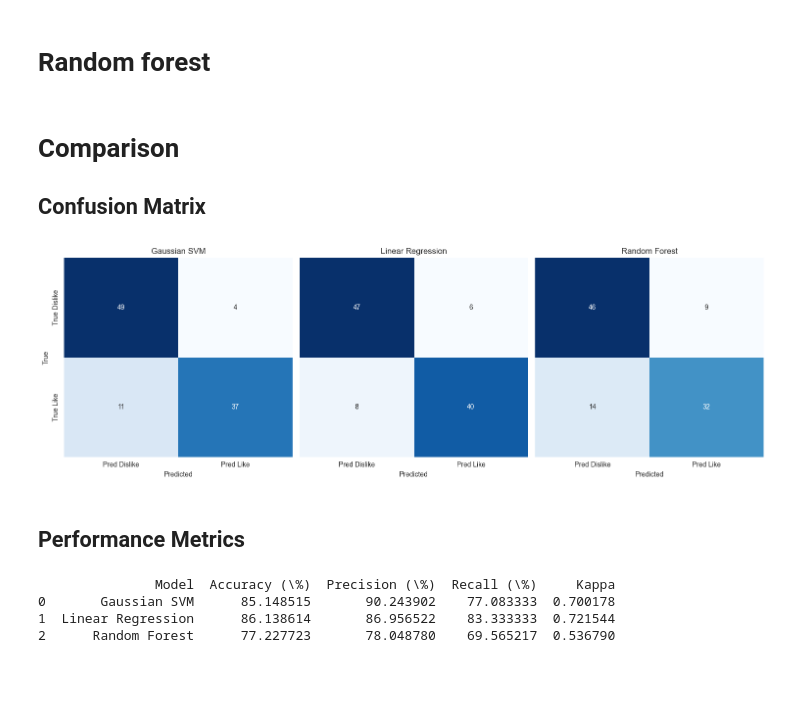
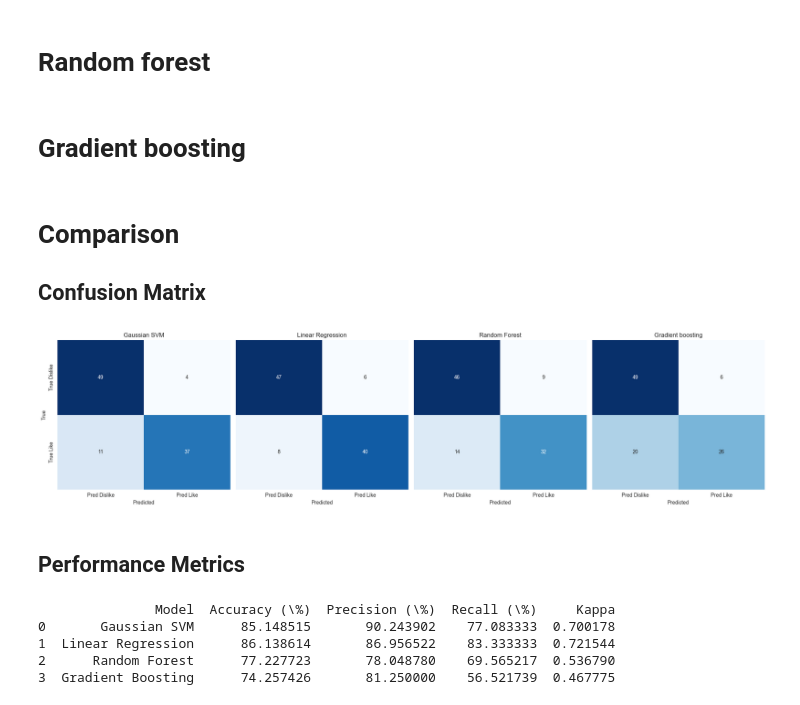
Before and after one commit to dprifer/SF2935__G007, a Jupyter notebook: ModelComparison.ipynb, the cells around one changed output. Saved outputs shown, nothing was run; the diff lists cells and outputs as text; code cells hidden in the pictures; blank space fills up the shorter version.

```diff
--- a/ModelComparison.ipynb
+++ b/ModelComparison.ipynb
@@ -209,62 +212,58 @@ cm_rf = confusion_matrix(response_test, response_rf)
+# %% [markdown]
+# Gradient boosting
 # %%
-train_data_gbm = train_df.copy()
+model_gbm = GradientBoostingClassifier(n_estimators=100, learning_rate=0.1, max_depth=9, random_state=0)
+model_gbm.fit(predictors_train_rf, response_train_rf)
 
-# Converting 'Label' to numeric and switching 1 -> 0, and other values to 1
-train_data_gbm['Label'] = train_data_gbm['Label'].astype(int)
-train_data_gbm['Label'] = train_data_gbm['Label'].apply(lambda x: 0 if x == 1 else 1)
+pred_gbm = model_gbm.predict(predictors_test_rf)
 
-# Constructing gradient boosted tree model using LightGBM
-X_train = train_data_gbm.drop('Label', axis=1)
-y_train = train_data_gbm['Label']
-model_gbm = lgb.LGBMClassifier(n_estimators=100, max_depth=9, objective='binary')
-model_gbm.fit(X_train, y_train)
+response_gbm = model_gbm.predict(predictors_test_rf)
 
-# Making predictions on test data (excluding column 12, assuming 0-based indexing)
-X_test = test_data.drop(test_data.columns[11], axis=1)
-pred_gbm = model_gbm.predict(X_test)
+accuracy_gbm = accuracy_score(response_test_rf, response_gbm)
+precision_gbm = precision_score(response_test_rf, response_gbm)
+recall_gbm = recall_score(response_test_rf, response_gbm)
+kappa_gbm = cohen_kappa_score(response_test_rf, response_gbm)
 
-# Converting predictions to factors: 0 or 1
-pred_gbm = np.where(pred_gbm >= 0.5, 1, 0)
-
-# Confusion matrix
-cm = confusion_matrix(test_data['Label'], pred_gbm)
-
-print(cm)
+cm_gbm = confusion_matrix(response_test_rf, response_gbm)
 # %% [markdown]
 # Comparison
 
 ## Confusion Matrix
 # %%
-fig, axes = plt.subplots(1, 3, figsize=(15, 5), sharey=True)
+fig, axes = plt.subplots(1, 4, figsize=(20, 5), sharey=True)
 
 sns.heatmap(cm_SVM, annot=True, fmt='d', cmap='Blues', ax=axes[0], xticklabels=['Pred Dislike', 'Pred Like'], yticklabels=['True Dislike', 'True Like'], cbar=False)
 axes[0].set_title('Gaussian SVM')
 axes[0].set_xlabel('Predicted')
 axes[0].set_ylabel('True')
 
 sns.heatmap(cm_Regr, annot=True, fmt='d', cmap='Blues', ax=axes[1], xticklabels=['Pred Dislike', 'Pred Like'], yticklabels=['True Dislike', 'True Like'], cbar=False)
 axes[1].set_title('Linear Regression')
 axes[1].set_xlabel('Predicted')
 
 sns.heatmap(cm_rf, annot=True, fmt='d', cmap='Blues', ax=axes[2], xticklabels=['Pred Dislike', 'Pred Like'], yticklabels=['True Dislike', 'True Like'], cbar=False)
 axes[2].set_title('Random Forest')
 axes[2].set_xlabel('Predicted')
 
+sns.heatmap(cm_gbm, annot=True, fmt='d', cmap='Blues', ax=axes[3], xticklabels=['Pred Dislike', 'Pred Like'], yticklabels=['True Dislike', 'True Like'], cbar=False)
+axes[3].set_title('Gradient boosting')
+axes[3].set_xlabel('Predicted')
+
 # Adjust layout
 plt.tight_layout()
 plt.savefig('ConfusionMatrix_comparison.eps', format='eps')
 plt.show()
 # %% [output]
-[figure, old version]
+[figure, new version]
 # %% [markdown]
 ## Performance Metrics
 # %%
 metrics_table = {
-    "Model": ["Gaussian SVM", "Linear Regression", "Random Forest"],
-    "Accuracy (\\%)": [accuracy_svm*100, accuracy_regr*100, accuracy_rf*100],
-    "Precision (\\%)": [precision_svm*100, precision_regr*100, precision_rf*100],
-    "Recall (\\%)": [recall_svm*100, recall_regr*100, recall_rf*100],
-    "Kappa": [kappa_svm, kappa_regr, kappa_rf]
+    "Model": ["Gaussian SVM", "Linear Regression", "Random Forest", "Gradient Boosting"],
+    "Accuracy (\\%)": [accuracy_svm*100, accuracy_regr*100, accuracy_rf*100, accuracy_gbm*100],
+    "Precision (\\%)": [precision_svm*100, precision_regr*100, precision_rf*100, precision_gbm*100],
+    "Recall (\\%)": [recall_svm*100, recall_regr*100, recall_rf*100, recall_gbm*100],
+    "Kappa": [kappa_svm, kappa_regr, kappa_rf, kappa_gbm]
 }
 
 # Output to latex
@@ -275,6 +274,7 @@ print(df_metrics)
 0       Gaussian SVM      85.148515       90.243902    77.083333  0.700178
 1  Linear Regression      86.138614       86.956522    83.333333  0.721544
 2      Random Forest      77.227723       78.048780    69.565217  0.536790
+3  Gradient Boosting      74.257426       81.250000    56.521739  0.467775
 # %%
 # Table for report
 latex_table = df_metrics.to_latex(index=False, float_format="%.2f", caption="Summary of Classifier Performance", label="tab:performance_metrics", position='h')
```
Also changed, not shown: parts of 5 cells of this notebook.
